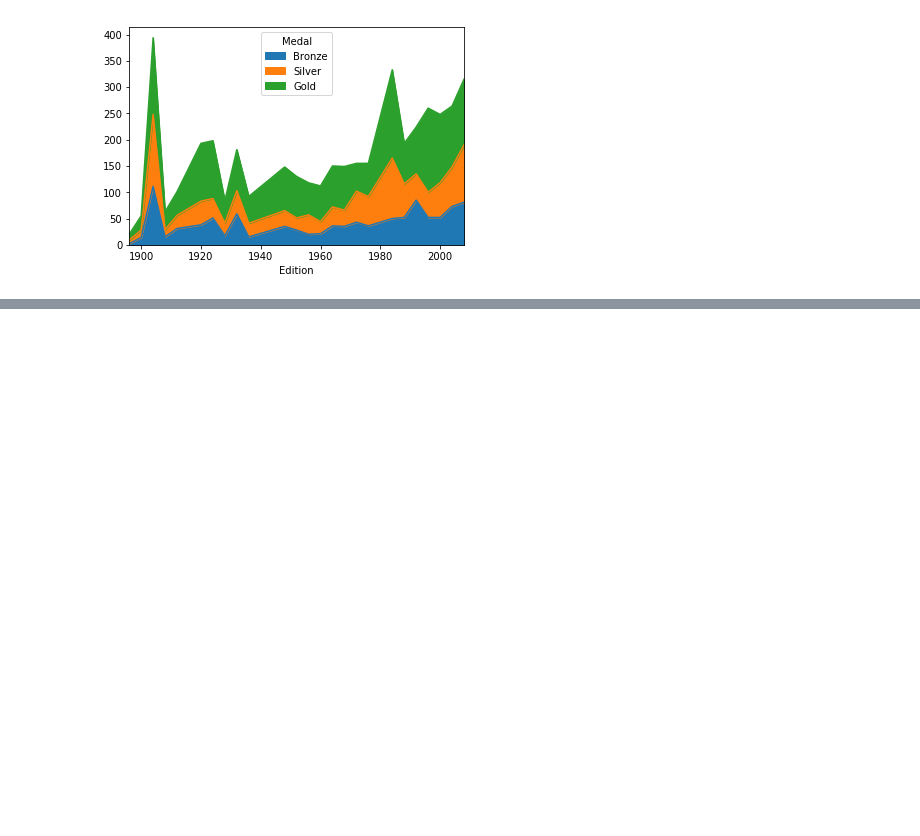
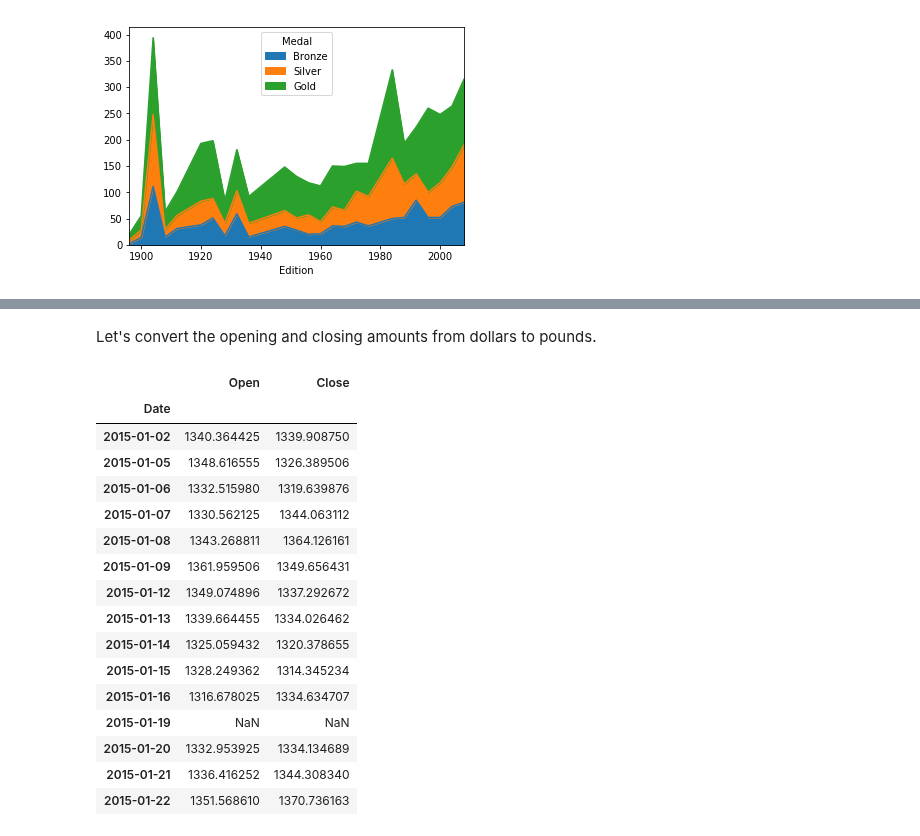
Before and after one commit to sushant2811/pythonAndStatsForDS, a Jupyter notebook: advancedPandas.ipynb, the cells around one changed output, grey strips where cells are left out. Cells and saved outputs as stored; diff of their text form; code cells hidden in the pictures; blank space fills up the shorter version.

```diff
--- a/advancedPandas.ipynb
+++ b/advancedPandas.ipynb
@@ -1590,0 +1731,4 @@ usaMedalsByYearUnstacked.plot.area();
+# %%
+sp500 = pd.read_csv('./datasets/sp500.csv', index_col='Date', parse_dates=True)
+# %%
+exchange = pd.read_csv('./datasets/exchange.csv', index_col='Date', parse_dates=True)
@@ -1590,0 +1755,24 @@ usaMedalsByYearUnstacked.plot.area();
+# %% [markdown]
+Let's convert the opening and closing amounts from dollars to pounds.
+# %%
+dollars = sp500[['Open', 'Close']]
+# %%
+dollars.multiply(exchange['GBP/USD'], axis = 0).head(15)
+# %% [output]
+|  | Open | Close |
+| Date |  |  |
+| 2015-01-02 | 1340.364425 | 1339.908750 |
+| 2015-01-05 | 1348.616555 | 1326.389506 |
+| 2015-01-06 | 1332.515980 | 1319.639876 |
+| 2015-01-07 | 1330.562125 | 1344.063112 |
+| 2015-01-08 | 1343.268811 | 1364.126161 |
+| 2015-01-09 | 1361.959506 | 1349.656431 |
+| 2015-01-12 | 1349.074896 | 1337.292672 |
+| 2015-01-13 | 1339.664455 | 1334.026462 |
+| 2015-01-14 | 1325.059432 | 1320.378655 |
+| 2015-01-15 | 1328.249362 | 1314.345234 |
+| 2015-01-16 | 1316.678025 | 1334.634707 |
+| 2015-01-19 | NaN | NaN |
+| 2015-01-20 | 1332.953925 | 1334.134689 |
+| 2015-01-21 | 1336.416252 | 1344.308340 |
+| 2015-01-22 | 1351.568610 | 1370.736163 |
```
Also changed, not shown: parts of 48 cells of this notebook.
